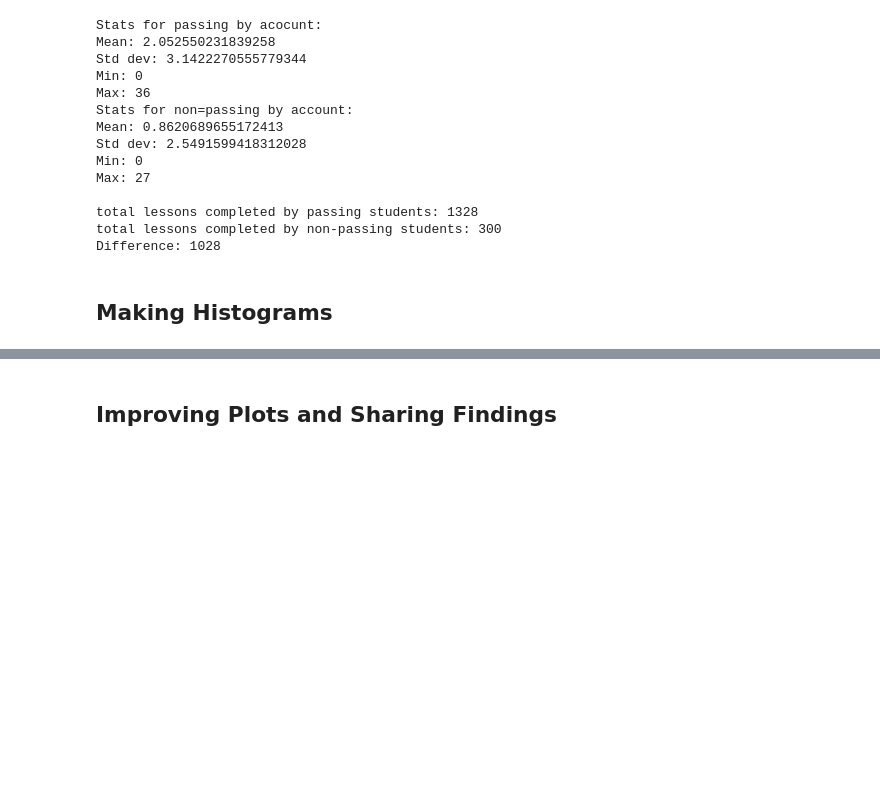
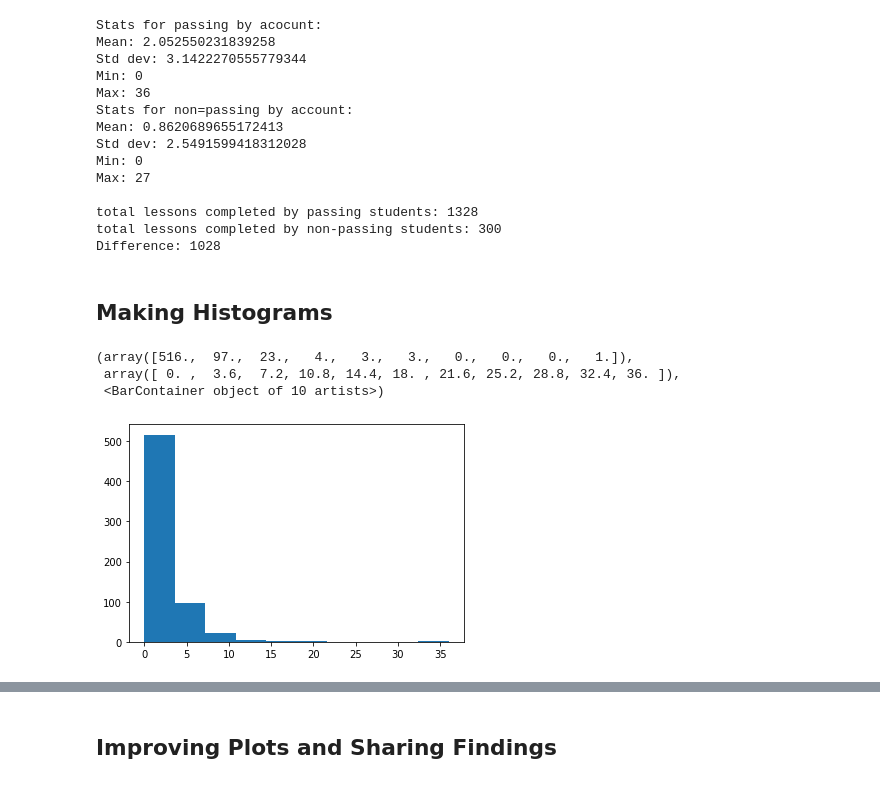
Before and after one commit to rafi007akhtar/intro-to-data-analysis, a Jupyter notebook: project-1/L1_Starter_Code.ipynb, the cells around one changed output, grey strips where cells are left out. Cells and saved outputs as stored; diff of their text form; code cells hidden in the pictures; blank space fills up the shorter version.

Commit message:
done making histograms

```diff
--- a/project-1/L1_Starter_Code.ipynb
+++ b/project-1/L1_Starter_Code.ipynb
@@ -658,8 +682,17 @@ Difference: 1028
 # %%
 ######################################
 #                 13                 #
 ######################################
 
 ## Make histograms of the three metrics we looked at earlier for both
 ## students who passed the subway project and students who didn't. You
 ## might also want to make histograms of any other metrics you examined.
+
+%matplotlib inline
+import matplotlib.pyplot as plt
+plt.hist(passing_by_lessons.values())
+# %% [output]
+(array([516.,  97.,  23.,   4.,   3.,   3.,   0.,   0.,   0.,   1.]),
+ array([ 0. ,  3.6,  7.2, 10.8, 14.4, 18. , 21.6, 25.2, 28.8, 32.4, 36. ]),
+ <BarContainer object of 10 artists>)
+[figure, added]
```
Also changed, not shown: parts of 8 cells of this notebook.
